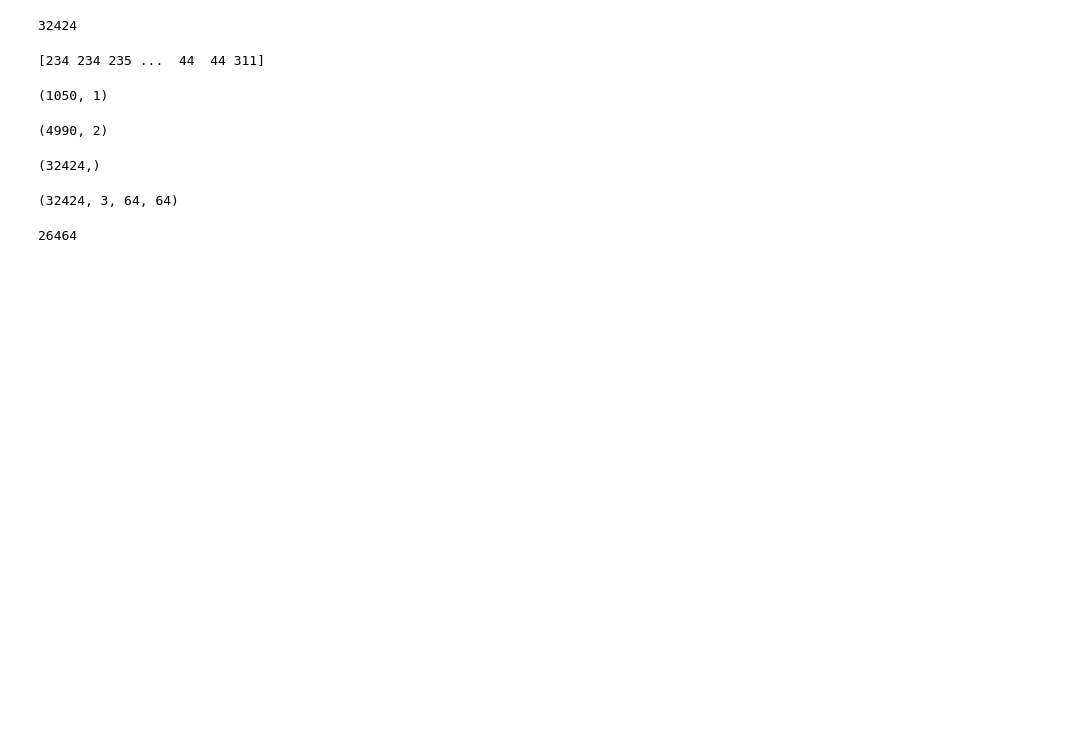
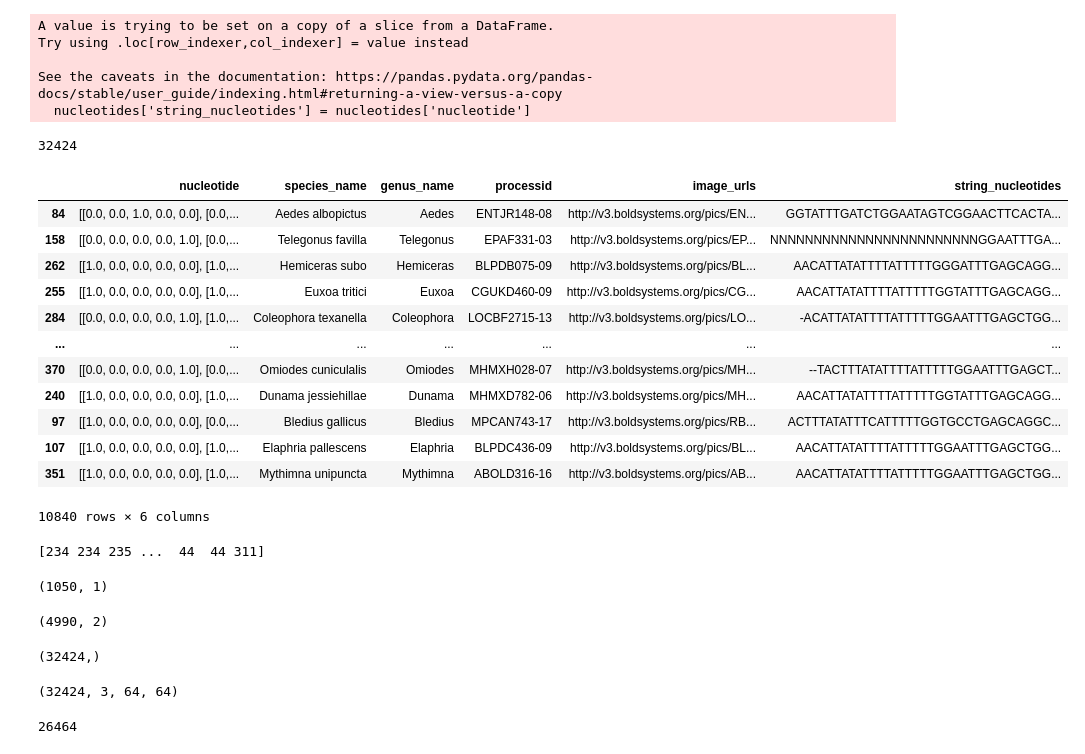
Before and after one commit to matteodegobbi/InsectClassification, a Jupyter notebook: save_tensors_dataset.ipynb, the cells around one changed output. Saved outputs shown, nothing was run; the diff lists cells and outputs as text; code cells hidden in the pictures; blank space fills up the shorter version.

```diff
--- a/save_tensors_dataset.ipynb
+++ b/save_tensors_dataset.ipynb
@@ -21,7 +21,10 @@ import dataset_utils
 img2dna = dataset_utils.get_imgs_bold_id(image_dataset,df)
 
 nucleotides = df[['nucleotide','species_name','genus_name','processid','image_urls']]
+
 colonna_dna = df.loc[:,"nucleotide"]
+#nucleotides.loc[:,'nucleotide'] = colonna_dna.apply(dataset_utils.one_hot_encoding)
+nucleotides['string_nucleotides'] = nucleotides['nucleotide']
 nucleotides.loc[:,'nucleotide'] = colonna_dna.apply(dataset_utils.one_hot_encoding)
 random.seed(42)
 
@@ -30,10 +33,32 @@ train_data = X_train_val
 train_data['species_name'] = y_train_val
 X_train, X_validation, y_train, y_validation = dataset_utils.data_split(train_data,0.2,drop_labels=False,random_state=42)
 train_indices, val_indices, test_indices,boldids = dataset_utils.image_splits_from_df(X_train,X_validation,X_test,image_dataset)
+# %% [output]
+A value is trying to be set on a copy of a slice from a DataFrame.
+Try using .loc[row_indexer,col_indexer] = value instead
+
+See the caveats in the documentation: https://pandas.pydata.org/pandas-docs/stable/user_guide/indexing.html#returning-a-view-versus-a-copy
+  nucleotides['string_nucleotides'] = nucleotides['nucleotide']
 # %%
 len(boldids)
 # %% [output]
 32424
+# %%
+X_train
+# %% [output]
+|  | nucleotide | species_name | genus_name | processid | image_urls | string_nucleotides |
+| 84 | [[0.0, 0.0, 1.0, 0.0, 0.0], [0.0,... | Aedes albopictus | Aedes | ENTJR148-08 | http://v3.boldsystems.org/pics/EN... | GGTATTTGATCTGGAATAGTCGGAACTTCACTA... |
+| 158 | [[0.0, 0.0, 0.0, 0.0, 1.0], [0.0,... | Telegonus favilla | Telegonus | EPAF331-03 | http://v3.boldsystems.org/pics/EP... | NNNNNNNNNNNNNNNNNNNNNNNNGGAATTTGA... |
+| 262 | [[1.0, 0.0, 0.0, 0.0, 0.0], [1.0,... | Hemiceras subo | Hemiceras | BLPDB075-09 | http://v3.boldsystems.org/pics/BL... | AACATTATATTTTATTTTTGGGATTTGAGCAGG... |
+| 255 | [[1.0, 0.0, 0.0, 0.0, 0.0], [1.0,... | Euxoa tritici | Euxoa | CGUKD460-09 | http://v3.boldsystems.org/pics/CG... | AACATTATATTTTATTTTTGGTATTTGAGCAGG... |
+| 284 | [[0.0, 0.0, 0.0, 0.0, 1.0], [1.0,... | Coleophora texanella | Coleophora | LOCBF2715-13 | http://v3.boldsystems.org/pics/LO... | -ACATTATATTTTATTTTTGGAATTTGAGCTGG... |
+| ... | ... | ... | ... | ... | ... | ... |
+| 370 | [[0.0, 0.0, 0.0, 0.0, 1.0], [0.0,... | Omiodes cuniculalis | Omiodes | MHMXH028-07 | http://v3.boldsystems.org/pics/MH... | --TACTTTATATTTTATTTTTGGAATTTGAGCT... |
+| 240 | [[1.0, 0.0, 0.0, 0.0, 0.0], [1.0,... | Dunama jessiehillae | Dunama | MHMXD782-06 | http://v3.boldsystems.org/pics/MH... | AACATTATATTTTATTTTTGGTATTTGAGCAGG... |
+| 97 | [[1.0, 0.0, 0.0, 0.0, 0.0], [0.0,... | Bledius gallicus | Bledius | MPCAN743-17 | http://v3.boldsystems.org/pics/RB... | ACTTTATATTTCATTTTTGGTGCCTGAGCAGGC... |
+| 107 | [[1.0, 0.0, 0.0, 0.0, 0.0], [1.0,... | Elaphria pallescens | Elaphria | BLPDC436-09 | http://v3.boldsystems.org/pics/BL... | AACATTATATTTTATTTTTGGAATTTGAGCTGG... |
+| 351 | [[1.0, 0.0, 0.0, 0.0, 0.0], [1.0,... | Mythimna unipuncta | Mythimna | ABOLD316-16 | http://v3.boldsystems.org/pics/AB... | AACATTATATTTTATTTTTGGAATTTGAGCTGG... |
+10840 rows × 6 columns
 # %%
 sorted_keys = sorted(species2genus.keys())
 species2genus = np.array([species2genus[key] for key in sorted_keys])
```
Also changed, not shown: parts of 3 cells of this notebook, 25 other files.
